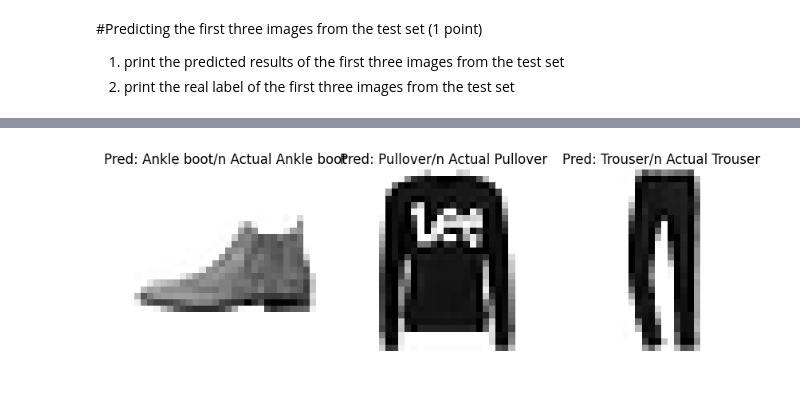
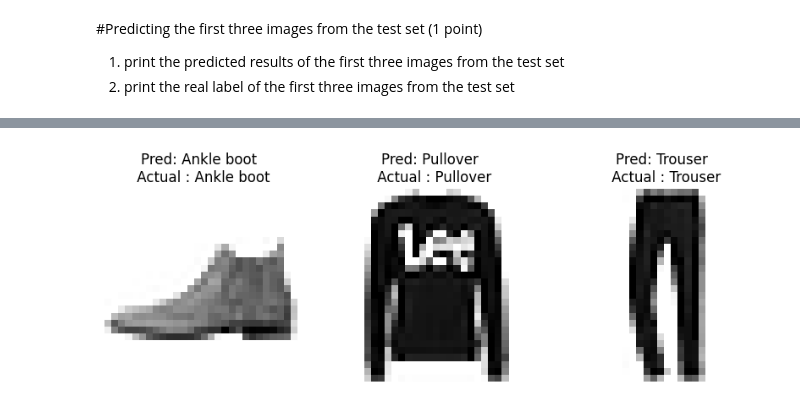
Before and after one commit to SebastianSSandoval/CECS-456, a Jupyter notebook: HW3/HW3-2.ipynb, the cells around one changed output, grey strips where cells are left out. Drawn from its saved outputs; the diff is of its cells as text; code cells hidden in the pictures.

```diff
--- a/HW3/HW3-2.ipynb
+++ b/HW3/HW3-2.ipynb
@@ -183,7 +198,7 @@ for index, image in enumerate(X_three_test):
     plt.subplot(1,3, index+1)
     plt.imshow(image, cmap = "binary")
     plt.axis('off')
-    plt.title(f"Pred: {class_names[predicted_classes[index]]}/n Actual {class_names[y_test[index]]}")
+    plt.title(f"Pred: {class_names[predicted_classes[index]]} \n Actual : {class_names[y_test[index]]}")
 
 plt.show()
 # %% [output]
@@ -191 +206 @@ plt.show()
-[figure, old version]
+[figure, new version]
```
Also changed, not shown: parts of 5 cells of this notebook.
